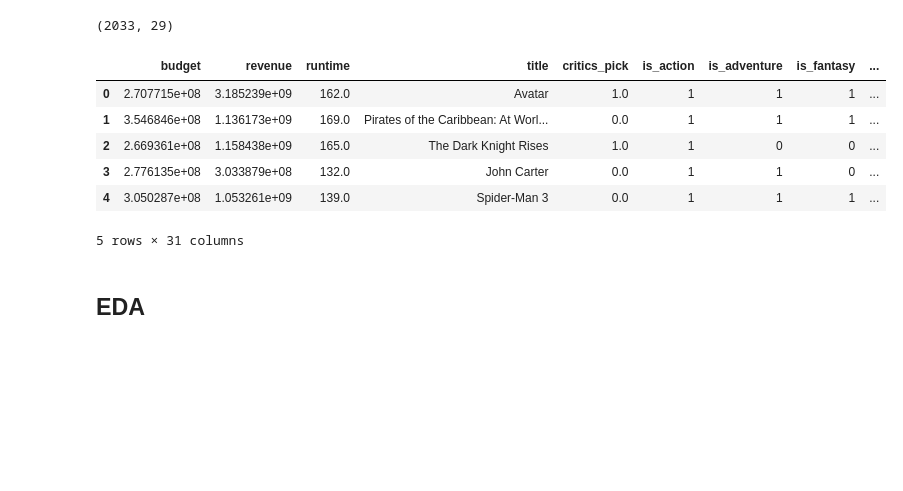
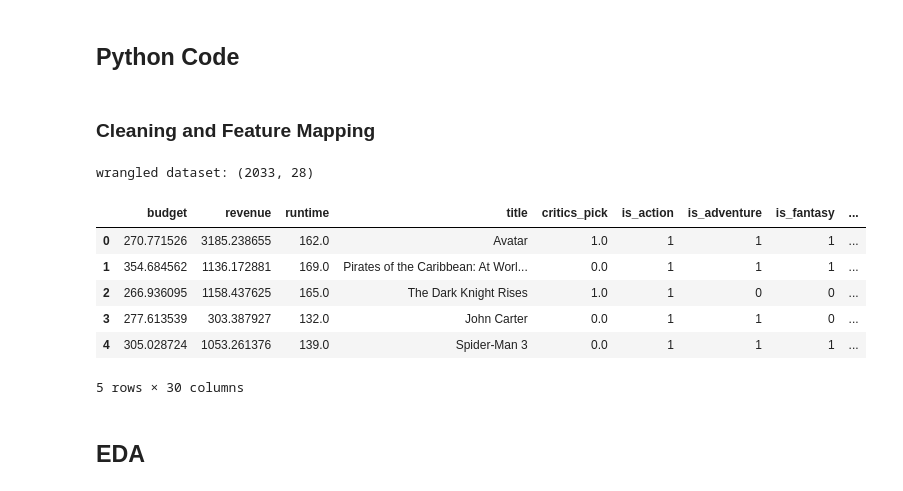
Before and after one commit to stephengou/Predictive-Model-Of-Movie-Revenues, a Jupyter notebook: Predictive_Model_Of_Movie_Revenue.ipynb, the cells around one changed output. Drawn from its saved outputs; the diff is of its cells as text; code cells hidden in the pictures; blank space fills up the shorter version.

Commit message:
more modelling and data analysis report

```diff
--- a/Predictive_Model_Of_Movie_Revenue.ipynb
+++ b/Predictive_Model_Of_Movie_Revenue.ipynb
@@ -87,0 +112,2 @@ This project makes use of several sources to collect data for analysis and train
+# %% [markdown]
+## Python Code
@@ -88,11 +128,8 @@ This project makes use of several sources to collect data for analysis and train
+# %% [markdown]
+### Cleaning and Feature Mapping
 # %%
-import json
-import requests
-import numpy as np
-import pandas as pd
-from pandas.io.json import json_normalize
+github_raw_root = 'Datasets/' #'https://raw.githubusercontent.com/gouzhen1/Moives-Data-Analysis/master/Datasets/'
 
-github_raw_root = 'https://raw.githubusercontent.com/gouzhen1/Moives-Data-Analysis/master/'
 #NY Reviews Dataset
 ny_df = pd.read_csv(github_raw_root + 'NY_movie_reviews.csv')
 ny_df.rename(columns={'display_title':'title'},inplace=True)
@@ -162,7 +199,7 @@ def transform_genre(df):
     parsed_genre = json.loads(genre_json)
     result = []
     for genre in parsed_genre:
-        genre_name = genre['name']
+        genre_name = genre['name'].replace(' ','_')
         result.append(genre_name)
         if genre_name not in genre_dict:
             genre_dict[genre_name] = 1
@@ -180,7 +217,7 @@ main_df.drop(columns=['genres'],inplace=True)
 #map mpaa rating
 rating_df = pd.get_dummies(main_df['mpaa_rating'],prefix='rating')
 main_df = main_df.merge(rating_df,left_index=True,right_index=True)
-main_df.drop(columns=['mpaa_rating'],inplace=True)
+main_df.drop(columns=['mpaa_rating','rating_Not Rated'],inplace=True) #drop one category to avoid multicollinearity
 
 #adjust revenue and budget for inflation
 cpi_df = pd.read_csv(github_raw_root + 'Annual_CPI.csv')
@@ -198,22 +235,27 @@ def get_cpi_adjusted_budget(df):
 
 main_df['revenue'] = main_df.apply(get_cpi_adjusted_revenue,axis=1)
 main_df['budget'] = main_df.apply(get_cpi_adjusted_budget,axis=1)
+main_df['revenue'] = main_df['revenue'] * 0.000001
+main_df['budget'] = main_df['budget'] * 0.000001
 main_df = main_df.drop(columns = ['release_date','original_language','popularity','homepage','overview','spoken_languages','tagline','original_title','vote_average','vote_count','id','status','production_companies','keywords'])
 # %%
 
-print(main_df.shape)
+print('wrangled dataset: ' + str(main_df.shape))
 main_df = main_df.merge(tmdb_credits_df,how='left')
 main_df.columns = map(str.lower, main_df.columns)
+main_df.rename(columns={'rating_pg-13':'rating_pg_thirteen','rating_nc-17':'rating_nc_seventeen'},inplace=True)
+main_df['critics_pick'].fillna(0,inplace=True)
 main_df.to_csv('wrangled_dataset.csv')
+main_df.rename(columns={'rating_not rated':'rating_not_rated'},inplace=True)
 main_df.head()
 # %% [output]
-(2033, 29)
+wrangled dataset: (2033, 28)
 |  | budget | revenue | runtime | title | critics_pick | is_action | is_adventure | is_fantasy | ... |
-| 0 | 2.707715e+08 | 3.185239e+09 | 162.0 | Avatar | 1.0 | 1 | 1 | 1 | ... |
-| 1 | 3.546846e+08 | 1.136173e+09 | 169.0 | Pirates of the Caribbean: At Worl... | 0.0 | 1 | 1 | 1 | ... |
-| 2 | 2.669361e+08 | 1.158438e+09 | 165.0 | The Dark Knight Rises | 1.0 | 1 | 0 | 0 | ... |
-| 3 | 2.776135e+08 | 3.033879e+08 | 132.0 | John Carter | 0.0 | 1 | 1 | 0 | ... |
-| 4 | 3.050287e+08 | 1.053261e+09 | 139.0 | Spider-Man 3 | 0.0 | 1 | 1 | 1 | ... |
+| 0 | 270.771526 | 3185.238655 | 162.0 | Avatar | 1.0 | 1 | 1 | 1 | ... |
+| 1 | 354.684562 | 1136.172881 | 169.0 | Pirates of the Caribbean: At Worl... | 0.0 | 1 | 1 | 1 | ... |
+| 2 | 266.936095 | 1158.437625 | 165.0 | The Dark Knight Rises | 1.0 | 1 | 0 | 0 | ... |
+| 3 | 277.613539 | 303.387927 | 132.0 | John Carter | 0.0 | 1 | 1 | 0 | ... |
+| 4 | 305.028724 | 1053.261376 | 139.0 | Spider-Man 3 | 0.0 | 1 | 1 | 1 | ... |
-5 rows × 31 columns
+5 rows × 30 columns
 # %% [markdown]
 ## EDA
```
Also changed, not shown: parts of 28 cells of this notebook, 6 other files.
